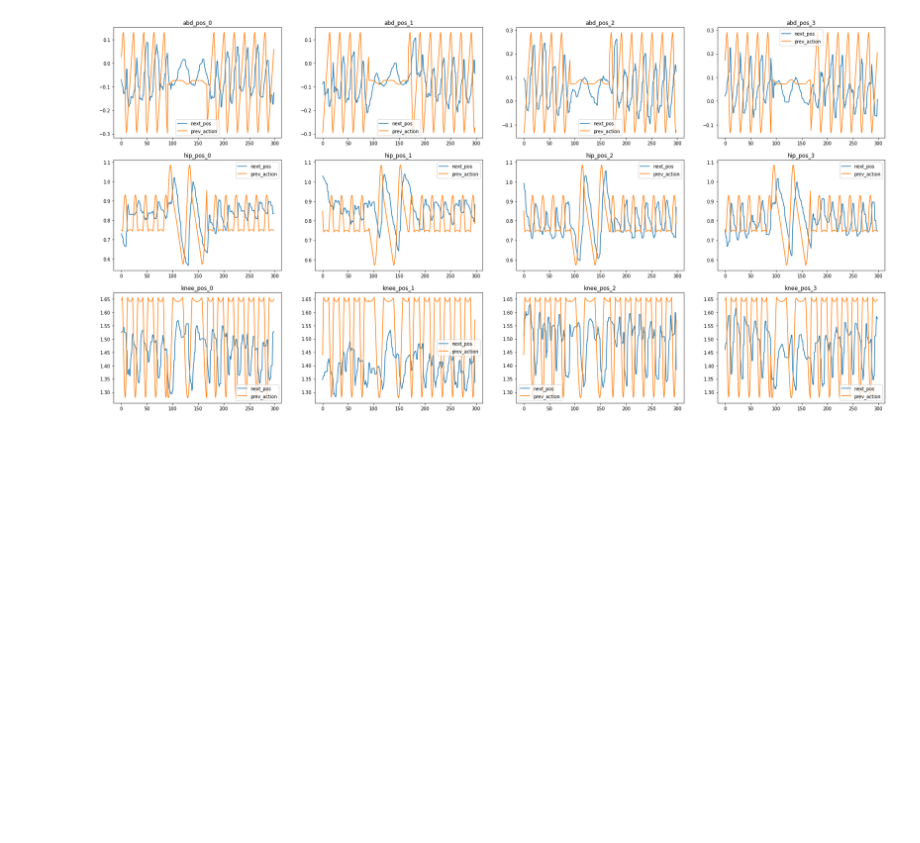
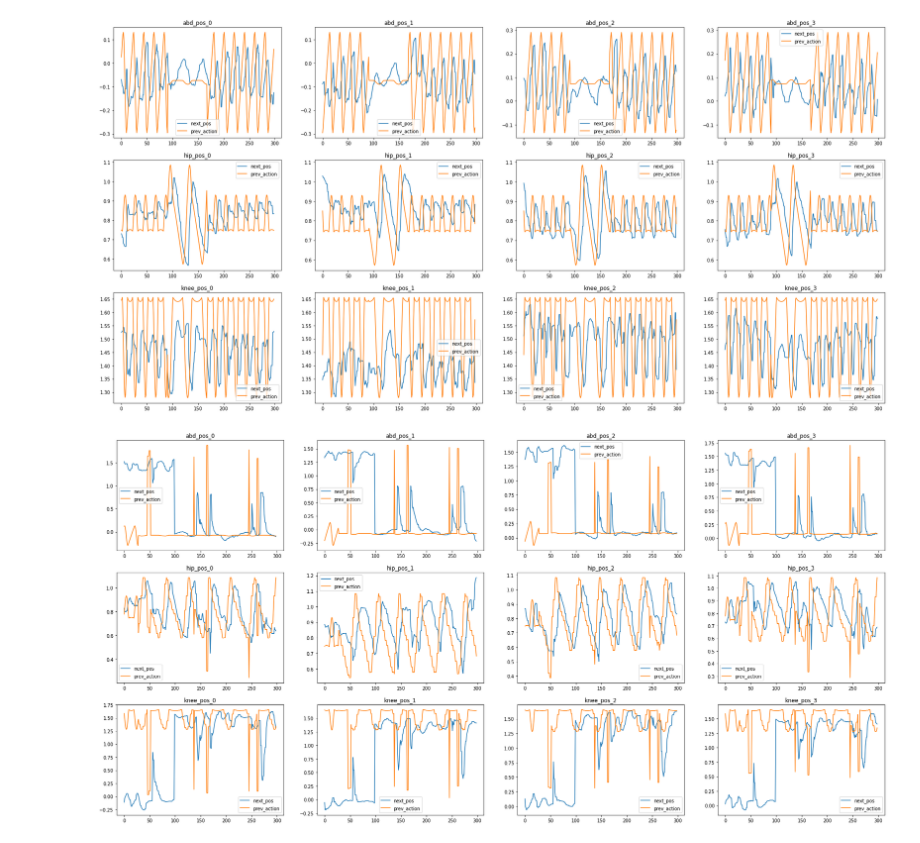
Before and after one commit to SafeRoboticsLab/GhostSDK, a Jupyter notebook: data_analysis.ipynb, the cells around one changed output. Saved outputs shown, nothing was run; the diff lists cells and outputs as text; code cells hidden in the pictures; blank space fills up the shorter version.

```diff
--- a/data_analysis.ipynb
+++ b/data_analysis.ipynb
@@ -147,9 +147,9 @@ lim_high = 900
 prev_action = action_array[lim_low:lim_high-1, :]
 next_pos = state_array[lim_low+1:lim_high, 12:24]
 
-# next_pos = next_pos.reshape((len(next_pos), 4, 3))
-# next_pos[:, :, [0, 1, 2]] = next_pos[:, :, [2, 1, 0]]
-# next_pos = next_pos.reshape((len(next_pos), 12))
+next_pos = next_pos.reshape((len(next_pos), 4, 3))
+next_pos[:, :, [0, 1, 2]] = next_pos[:, :, [2, 1, 0]]
+next_pos = next_pos.reshape((len(next_pos), 12))
 
 plot_name = [
     "abd_pos_0", "hip_pos_0", "knee_pos_0",
@@ -168,3 +168,32 @@ for j in range(4):
 plt.show()
 # %% [output]
 [figure]
+# %%
+# check to see if prev_action = next_pos
+lim_low = 900
+lim_high = 1200
+
+prev_action = action_array[lim_low:lim_high-1, :]
+next_pos = state_array[lim_low+1:lim_high, 12:24]
+
+next_pos = next_pos.reshape((len(next_pos), 4, 3))
+next_pos[:, :, [0, 1, 2]] = next_pos[:, :, [2, 1, 0]]
+next_pos = next_pos.reshape((len(next_pos), 12))
+
+plot_name = [
+    "abd_pos_0", "hip_pos_0", "knee_pos_0",
+    "abd_pos_1", "hip_pos_1", "knee_pos_1",
+    "abd_pos_2", "hip_pos_2", "knee_pos_2",
+    "abd_pos_3", "hip_pos_3", "knee_pos_3"
+]
+
+fig, ax = plt.subplots(3, 4, figsize=(30, 15))
+for j in range(4):
+    for i in range(3):
+        ax[i][j].plot(next_pos[:, j*3+i], label="next_pos")
+        ax[i][j].plot(prev_action[:, j*3+i], label="prev_action")
+        ax[i][j].set_title(plot_name[j*3+i])
+        ax[i][j].legend()
+plt.show()
+# %% [output]
+[figure, added]
```
Also changed, not shown: parts of 4 cells of this notebook, 1 other file.
